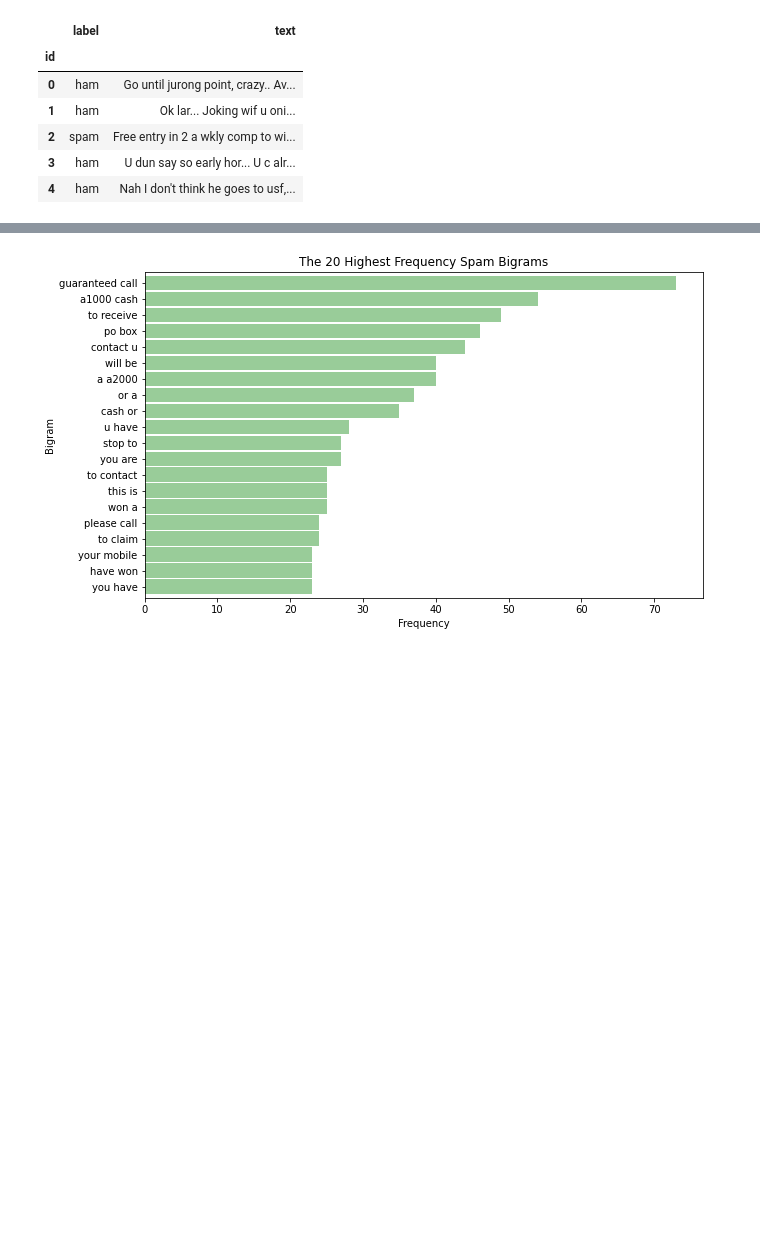
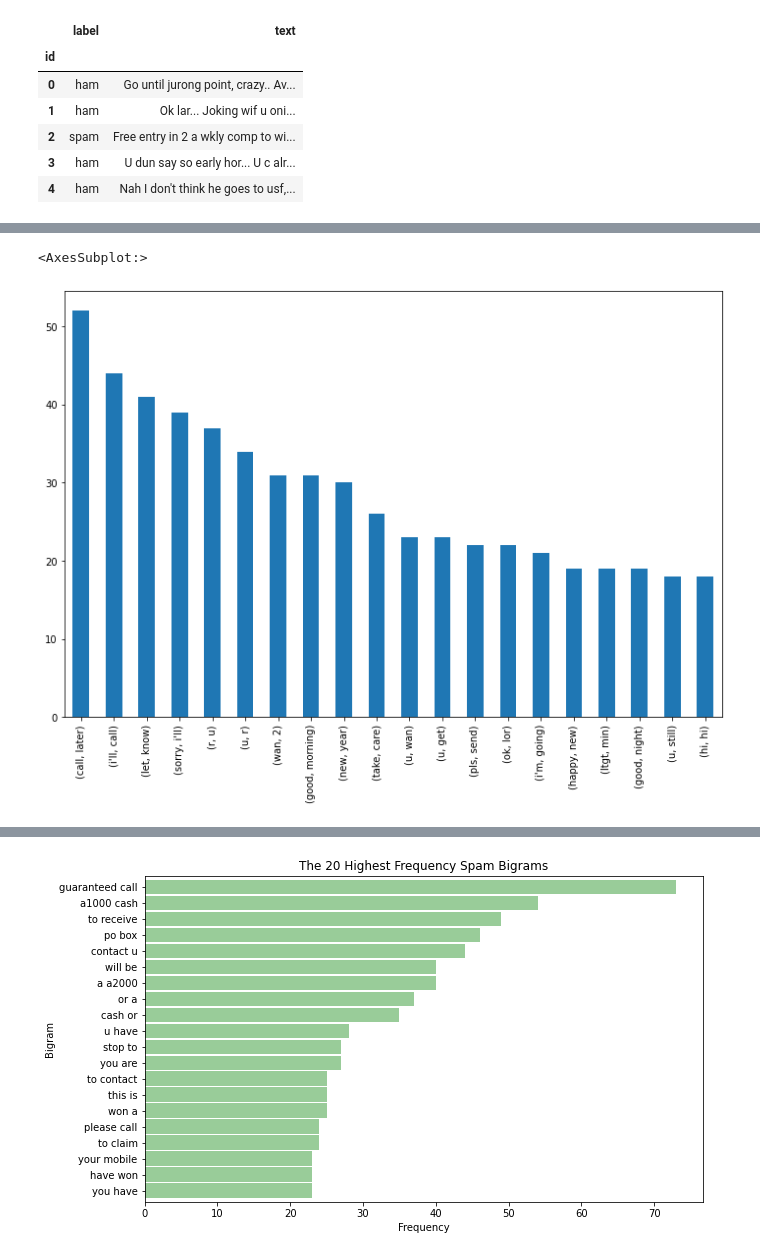
Before and after one commit to nicholas-dougherty/natural-language-processing-exercises, a Jupyter notebook: explore.ipynb, the cells around one changed output, grey strips where cells are left out. Saved outputs shown, nothing was run; the diff lists cells and outputs as text; code cells hidden in the pictures; blank space fills up the shorter version.

```diff
--- a/explore.ipynb
+++ b/explore.ipynb
@@ -63,8 +67,9 @@ See Full Dataframe in Mito
 | 3 | ham | U dun say so early hor... U c alr... |
 | 4 | ham | Nah I don't think he goes to usf,... |
 # %%
-def clean(text):
-    '''Simplified text cleaning function'''
-    text = text.lower()
-    text = unicodedata.normalize('NFKD', text).encode('ascii', 'ignore').decode('utf-8', 'ignore')
-    return re.sub(r"[^a-z0-9\s]", '', text)
+# obsolete.
+# def clean(text):
+#     '''Simplified text cleaning function'''
+#     text = text.lower()
+#     text = unicodedata.normalize('NFKD', text).encode('ascii', 'ignore').decode('utf-8', 'ignore')
+#     return re.sub(r"[^a-z0-9\s]", '', text)
@@ -103,0 +210,5 @@ See Full Dataframe in Mito
+# %%
+pd.Series(nltk.bigrams(ham_text.split())).value_counts().head(20).plot.bar(figsize=(12,8))
+# %% [output]
+<AxesSubplot:>
+[figure, added]
```
Also changed, not shown: parts of 48 cells of this notebook.
